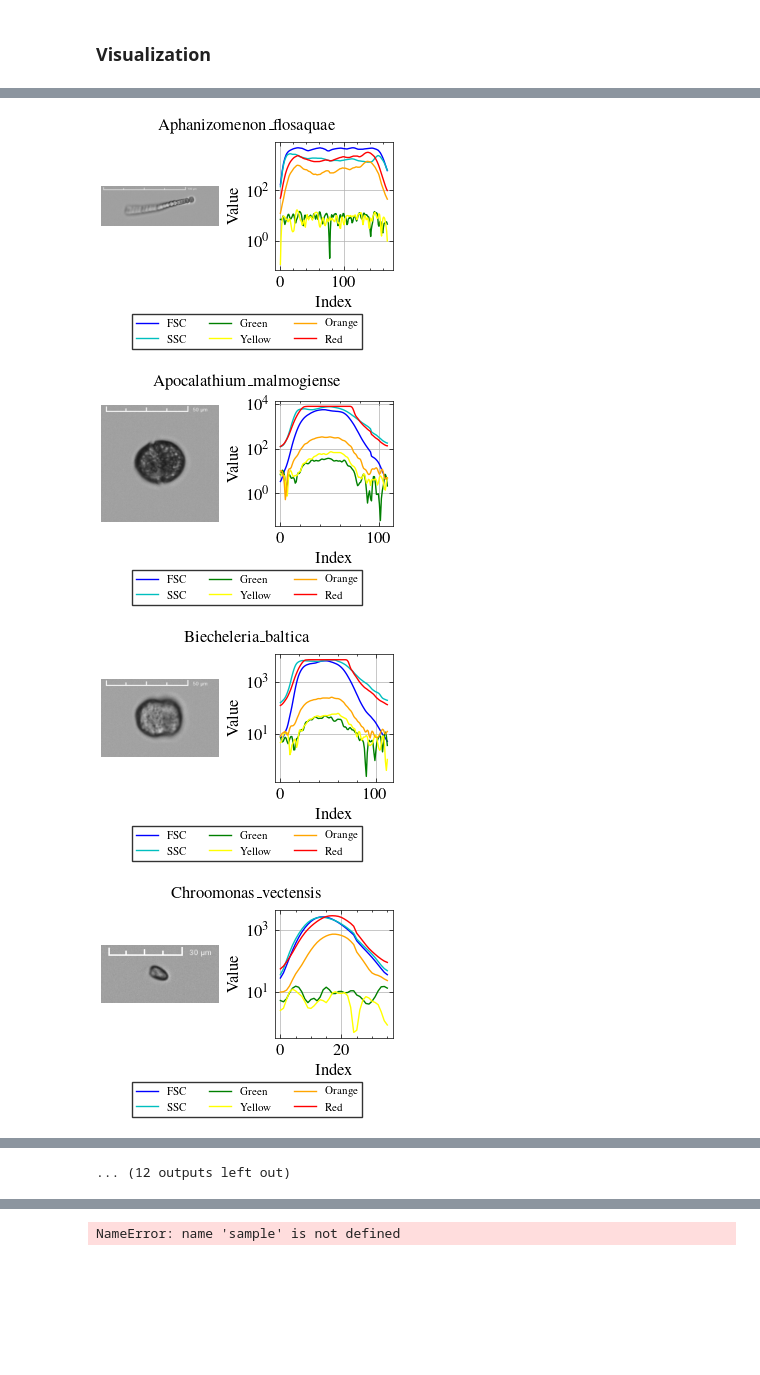
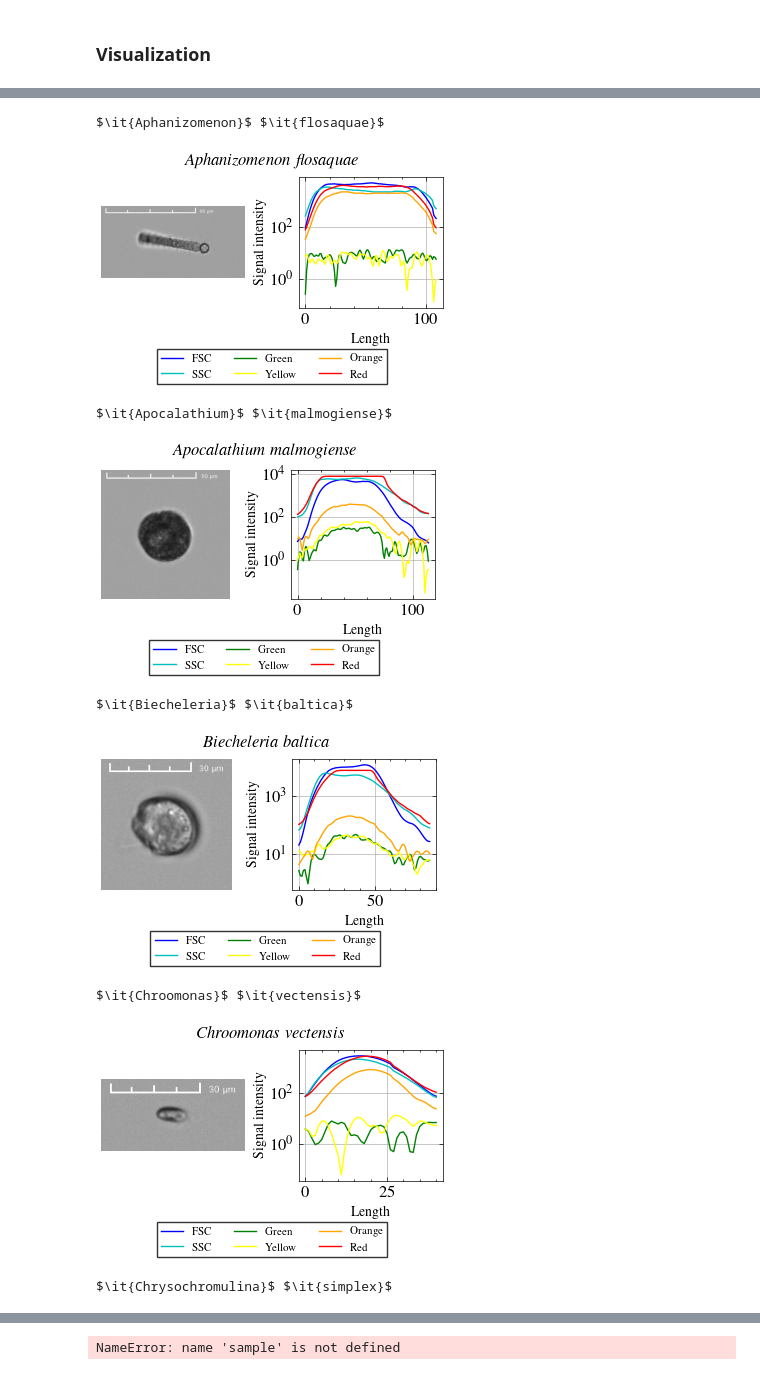
Before and after one commit to imveikka/multimodal_plankton_recognition, a Jupyter notebook: data_analysis.ipynb, the cells around one changed output, grey strips where cells are left out. Cells and saved outputs as stored; diff of their text form; code cells hidden in the pictures; blank space fills up the shorter version.

```diff
--- a/data_analysis.ipynb
+++ b/data_analysis.ipynb
@@ -98,6 +98,9 @@ Rough selection would be to exclude classes with less than 10 multimodal samples
 # %% [markdown]
 ### Visualization
 # %%
+np.random.seed(1)
+
+
 def visualize(sample):
     image = np.array(Image.open(image_dir / f"{sample.ID}.jpg"))
     profile = pd.read_csv(profile_dir / f"{sample.ID}.csv")
@@ -110,19 +113,28 @@ def visualize(sample):
     ax1.set_axis_off()
 
     ax2 = profile.plot(ax=ax2, style=dict(zip(profile.columns, styles)))
-    ax2.legend(loc=7, frameon=True, edgecolor='k', fancybox=False, bbox_to_anchor=(1.8, 0.5), fontsize=8)
-    ax2.set_xlabel('Index')
-    ax2.set_ylabel('Value')
+    ax2.legend(loc=7, frameon=True, edgecolor='k', fancybox=False, bbox_to_anchor=(1.4, 0.5), fontsize=8)
+    ax2.set_xlabel('Length')
+    ax2.set_ylabel('Signal intensity')
     ax2.set_yscale('log')
     # ax2.set_ylim([profile.min().min(), None])
 
-    fig.set_size_inches(4, 2)
+    fig.set_size_inches(6, 3)
+
+    name = sample.class_name
+    pieces = name.split('_')
+    if len(pieces) == 1:
+        title = f'$\it{{{name}}}$'
+    elif pieces[-1] == 'sp':
+        title = ('$\it{{{}}}$ ' * (len(pieces) - 1)).format(*pieces[:-1]) + 'sp.'
+    else:
+        title = ('$\it{{{}}}$ ' * len(pieces)).format(*pieces)[:-1]
 
     plt.grid()
-    plt.suptitle(f'Sample ID={sample.ID}: {sample.class_name}', fontsize=12)
-    plt.savefig(f'figures/{sample.class_name}_{sample.ID}.pdf')
+    plt.suptitle(title, fontsize=12)
+    plt.savefig(f'figures/{sample.class_name}.pdf')
     plt.show()
 
-for _, sample in annotations[annotations.iloc[:, -2:].T.all()].sample(16).iterrows():
+for _, sample in annotations[annotations.iloc[:, -2:].T.all()].sample(1).iterrows():
     visualize(sample)
 # %% [output]
@@ -142,34 +142,49 @@ for _, sample in annotations[annotations.iloc[:, -2:].T.all()].sample(16).iterro
 # %%
 def visualize(sample):
     image = np.array(Image.open(image_dir / f"{sample.ID}.jpg"))
     profile = pd.read_csv(profile_dir / f"{sample.ID}.csv")
 
     styles = ['b', 'c', 'g', 'yellow', 'orange', 'r', 'k']
 
     fig, (ax1, ax2) = plt.subplots(1, 2, layout="constrained")
 
     ax1.imshow(image)
     ax1.set_axis_off()
 
     ax2 = profile.plot(ax=ax2, style=dict(zip(profile.columns, styles)), legend=None)
     fig.legend(loc=8, ncols=3, frameon=True, edgecolor='k', fancybox=False, fontsize=8, bbox_to_anchor=(.5, -.2))
-    ax2.set_xlabel('Index')
-    ax2.set_ylabel('Value')
+    ax2.set_xlabel('Length', fontsize=10)
+    ax2.set_ylabel('Signal intensity', fontsize=10)
     ax2.set_yscale('log')
     # ax2.set_ylim([profile.min().min(), None])
 
-    fig.set_size_inches(3, 2)
+    fig.set_size_inches(3.5, 2)
+
+    name = sample.class_name
+    pieces = name.split('_')
+    if len(pieces) == 1:
+        title = f'$\it{{{name}}}$'
+    elif pieces[-1] == 'sp':
+        title = ('$\it{{{}}}$ ' * (len(pieces) - 1)).format(*pieces[:-1]) + 'sp.'
+    else:
+        title = ('$\it{{{}}}$ ' * len(pieces)).format(*pieces)[:-1]
+    print(title)
 
     plt.grid()
-    plt.suptitle(f'{sample.class_name}', fontsize=12)
+    plt.suptitle(title, fontsize=12)
     plt.savefig(f'figures/small_{sample.class_name}.pdf')
     plt.show()
 
 for name in annotations.class_name.unique():
     for _, sample in annotations[annotations.class_name == name].sample(1).iterrows():
         visualize(sample)
 # %% [output]
+$\it{Aphanizomenon}$ $\it{flosaquae}$
-[figure, old version]
+[figure, new version]
+$\it{Apocalathium}$ $\it{malmogiense}$
-[figure, old version]
+[figure, new version]
+$\it{Biecheleria}$ $\it{baltica}$
-[figure, old version]
+[figure, new version]
+$\it{Chroomonas}$ $\it{vectensis}$
-[figure, old version]
+[figure, new version]
+$\it{Chrysochromulina}$ $\it{simplex}$
@@ -184 +193,0 @@ for name in annotations.class_name.unique():
-... (12 outputs left out)
```
Also changed, not shown: parts of 15 cells of this notebook, 2 other files.
